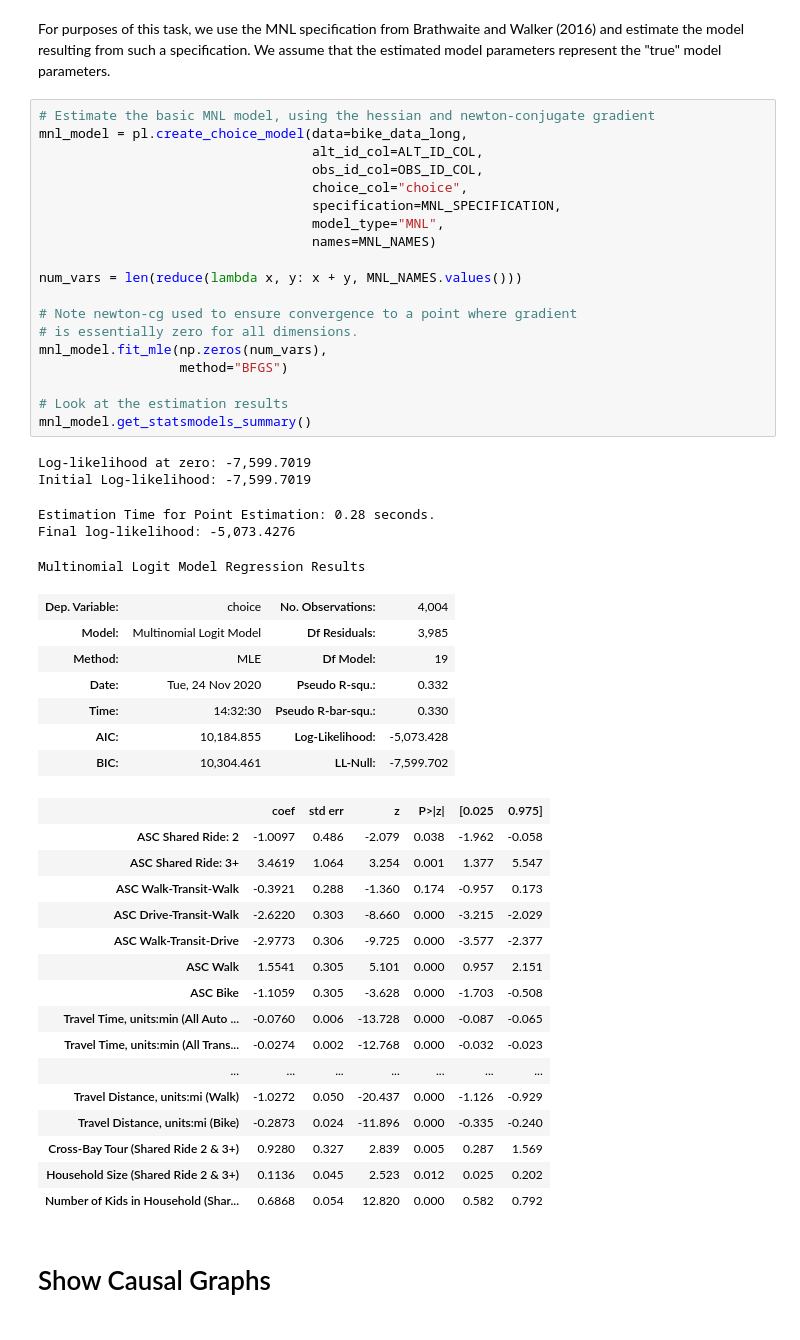
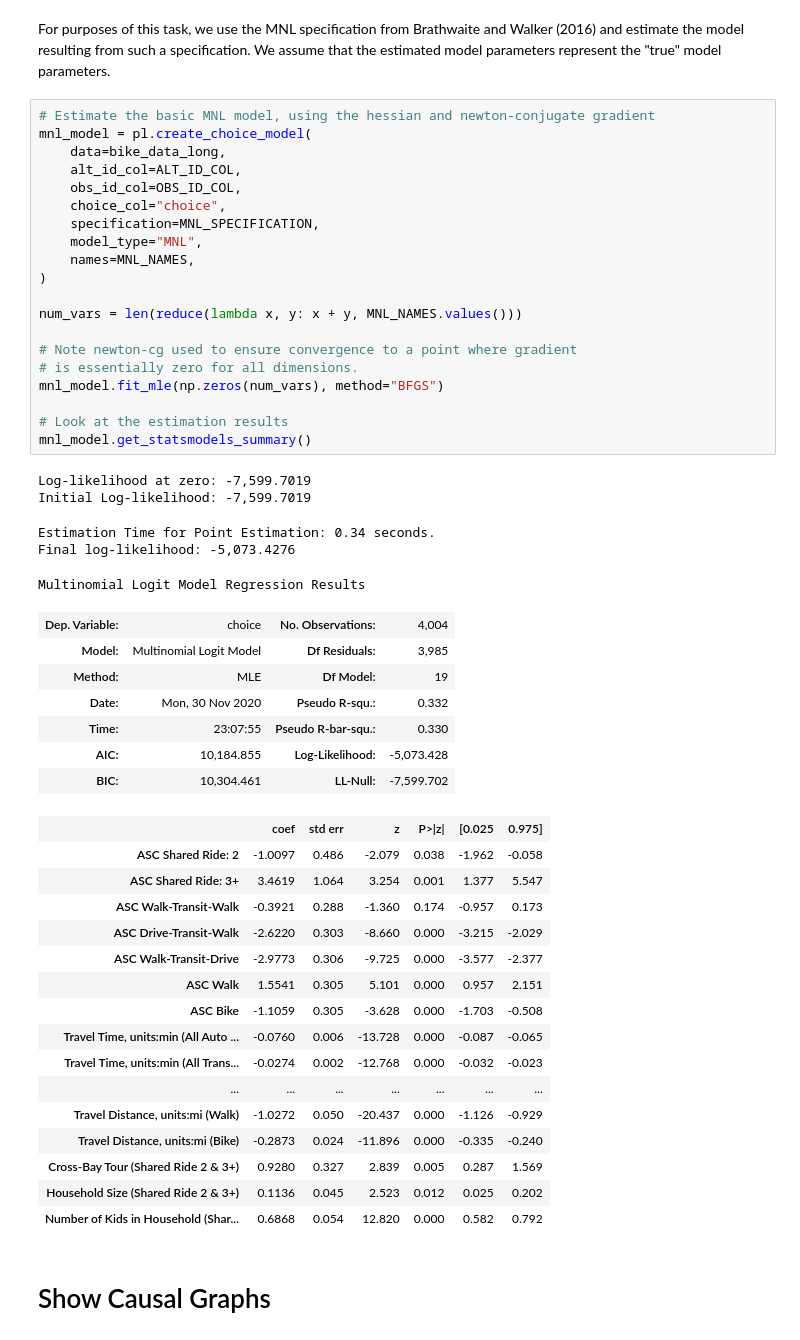
Before and after one commit to hassan-obeid/tr_b_causal_2020, a Jupyter notebook: notebooks/final/7.0-mab-selection-on-observables-final.ipynb, the cells around one changed output. Drawn from its saved outputs; the diff is of its cells as text.

```diff
--- a/notebooks/final/7.0-mab-selection-on-observables-final.ipynb
+++ b/notebooks/final/7.0-mab-selection-on-observables-final.ipynb
@@ -274,34 +329,35 @@ Name: Mode Shares, dtype: float64
 For purposes of this task, we use the MNL specification from Brathwaite and Walker (2016) and estimate the model resulting from such a specification. We assume that the estimated model parameters represent the "true" model parameters.
 # %%
 # Estimate the basic MNL model, using the hessian and newton-conjugate gradient
-mnl_model = pl.create_choice_model(data=bike_data_long,
-                                   alt_id_col=ALT_ID_COL,
-                                   obs_id_col=OBS_ID_COL,
-                                   choice_col="choice",
-                                   specification=MNL_SPECIFICATION,
-                                   model_type="MNL",
-                                   names=MNL_NAMES)
+mnl_model = pl.create_choice_model(
+    data=bike_data_long,
+    alt_id_col=ALT_ID_COL,
+    obs_id_col=OBS_ID_COL,
+    choice_col="choice",
+    specification=MNL_SPECIFICATION,
+    model_type="MNL",
+    names=MNL_NAMES,
+)
 
 num_vars = len(reduce(lambda x, y: x + y, MNL_NAMES.values()))
 
 # Note newton-cg used to ensure convergence to a point where gradient
 # is essentially zero for all dimensions.
-mnl_model.fit_mle(np.zeros(num_vars),
-                  method="BFGS")
+mnl_model.fit_mle(np.zeros(num_vars), method="BFGS")
 
 # Look at the estimation results
 mnl_model.get_statsmodels_summary()
 # %% [output]
 Log-likelihood at zero: -7,599.7019
 Initial Log-likelihood: -7,599.7019
-Estimation Time for Point Estimation: 0.28 seconds.
+Estimation Time for Point Estimation: 0.34 seconds.
 Final log-likelihood: -5,073.4276
 Multinomial Logit Model Regression Results
 | Dep. Variable: | choice | No. Observations: | 4,004 |
 | Model: | Multinomial Logit Model | Df Residuals: | 3,985 |
 | Method: | MLE | Df Model: | 19 |
-| Date: | Tue, 24 Nov 2020 | Pseudo R-squ.: | 0.332 |
-| Time: | 14:32:30 | Pseudo R-bar-squ.: | 0.330 |
+| Date: | Mon, 30 Nov 2020 | Pseudo R-squ.: | 0.332 |
+| Time: | 23:07:55 | Pseudo R-bar-squ.: | 0.330 |
 | AIC: | 10,184.855 | Log-Likelihood: | -5,073.428 |
 | BIC: | 10,304.461 | LL-Null: | -7,599.702 |
 |  | coef | std err | z | P>|z| | [0.025 | 0.975] |
```
Also changed, not shown: parts of 19 cells of this notebook, 2 other files.
